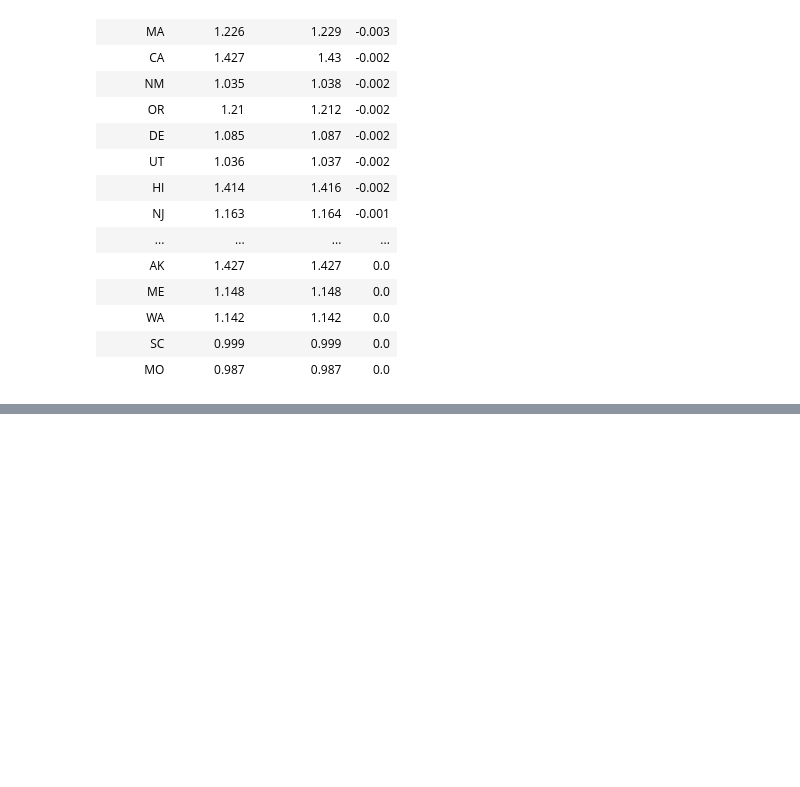
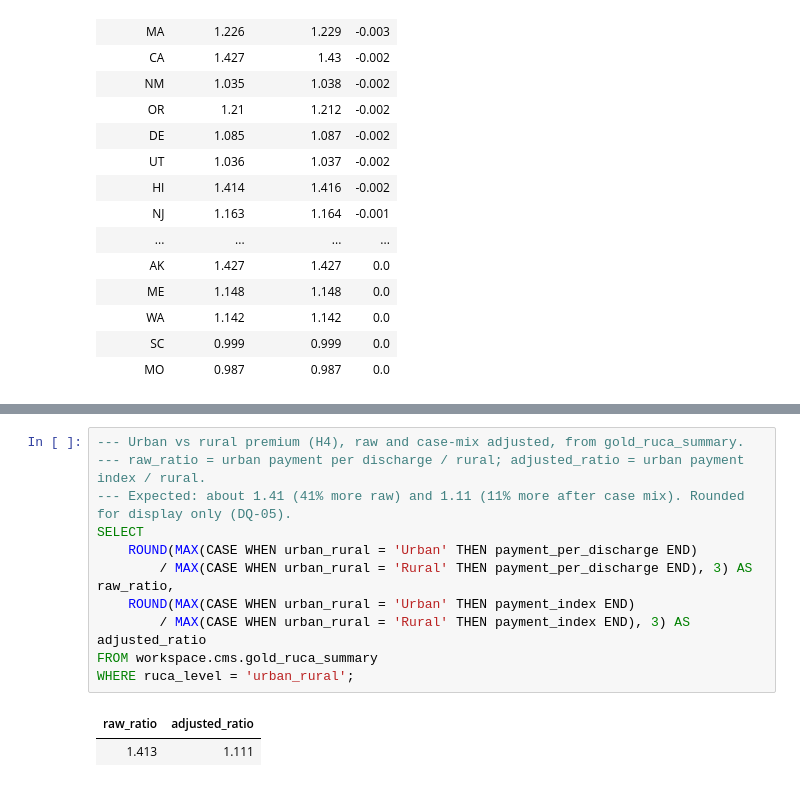
Before and after one commit to arcbxzheng23/cms-medicare-cost-variation, a Jupyter notebook: notebooks/04_gold_aggregates.ipynb, the cells around one changed output, grey strips where cells are left out. Cells and saved outputs as stored; diff of their text form; blank space fills up the shorter version.

```diff
--- a/notebooks/04_gold_aggregates.ipynb
+++ b/notebooks/04_gold_aggregates.ipynb
@@ -759,0 +760,14 @@ JOIN drg_median ON state_drg.drg_cd = drg_median.drg_cd;
+# %%
+--- Urban vs rural premium (H4), raw and case-mix adjusted, from gold_ruca_summary.
+--- raw_ratio = urban payment per discharge / rural; adjusted_ratio = urban payment index / rural.
+--- Expected: about 1.41 (41% more raw) and 1.11 (11% more after case mix). Rounded for display only (DQ-05).
+SELECT
+    ROUND(MAX(CASE WHEN urban_rural = 'Urban' THEN payment_per_discharge END)
+        / MAX(CASE WHEN urban_rural = 'Rural' THEN payment_per_discharge END), 3) AS raw_ratio,
+    ROUND(MAX(CASE WHEN urban_rural = 'Urban' THEN payment_index END)
+        / MAX(CASE WHEN urban_rural = 'Rural' THEN payment_index END), 3) AS adjusted_ratio
+FROM workspace.cms.gold_ruca_summary
+WHERE ruca_level = 'urban_rural';
+# %% [output]
+| raw_ratio | adjusted_ratio |
+| 1.413 | 1.111 |
```
Also changed, not shown: parts of 2 cells of this notebook.
